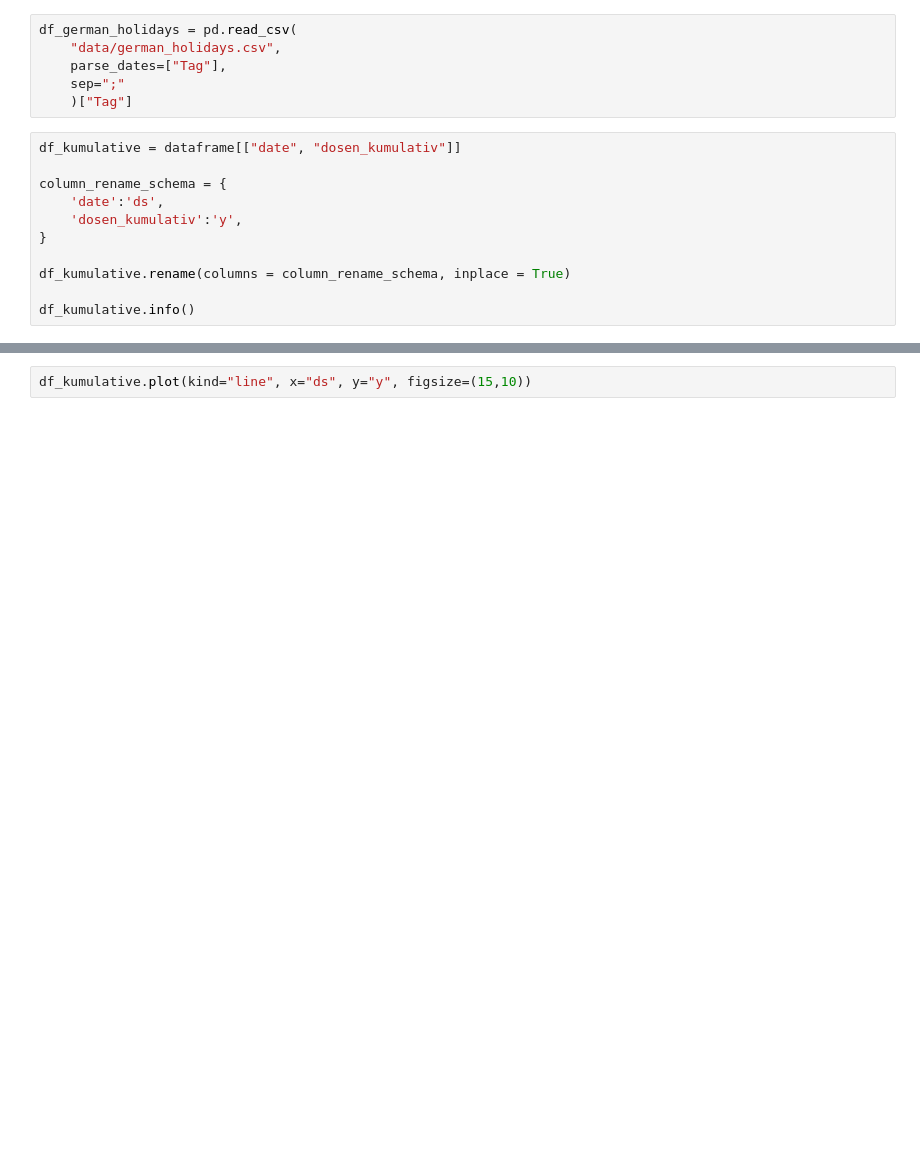
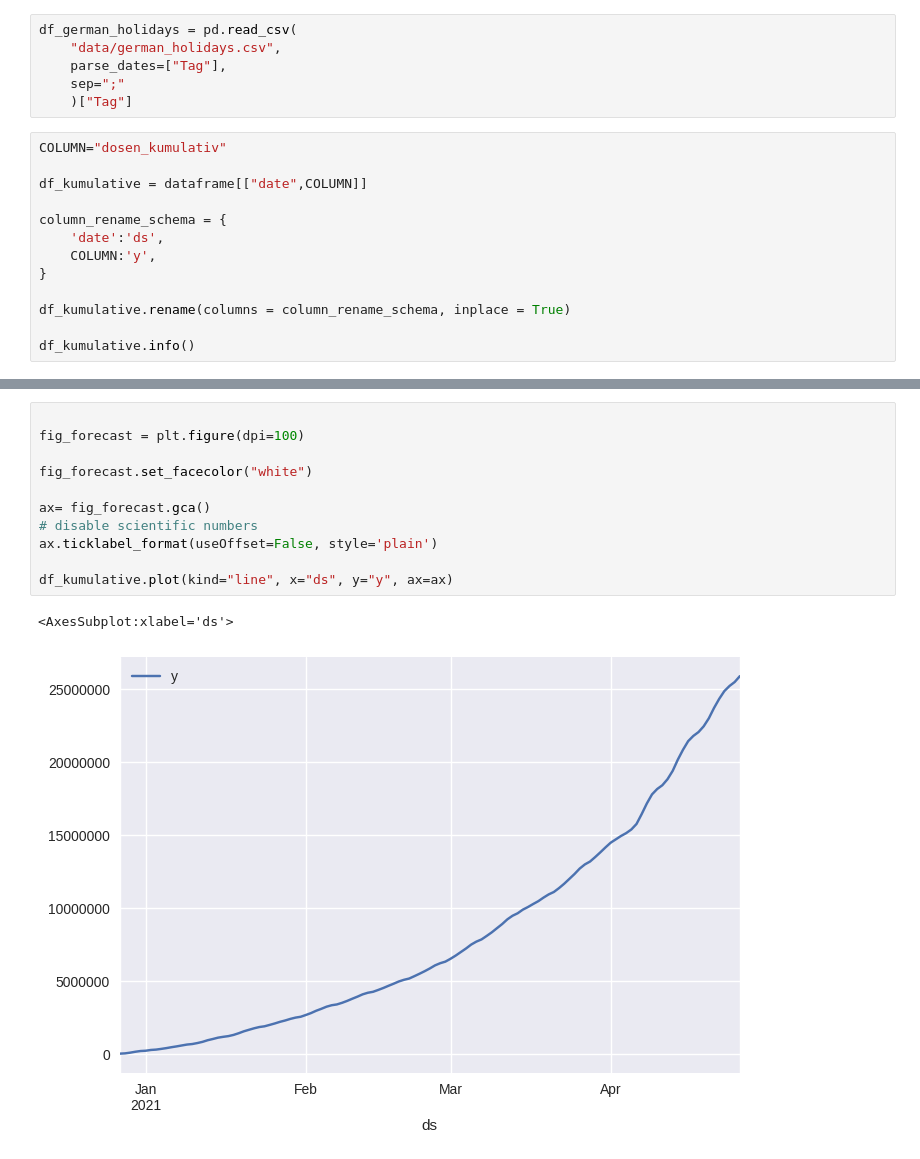
Before and after one commit to codedrift/python-ai-ml, a Jupyter notebook: jupyter/covid19_germany_vaccinations.ipynb, the cells around one changed output, grey strips where cells are left out. Cells and saved outputs as stored; diff of their text form; blank space fills up the shorter version.

Commit message:
✨ german vaccination forecast

```diff
--- a/jupyter/covid19_germany_vaccinations.ipynb
+++ b/jupyter/covid19_germany_vaccinations.ipynb
@@ -44,11 +51,13 @@ df_german_holidays = pd.read_csv(
     sep=";"
     )["Tag"]
 # %%
-df_kumulative = dataframe[["date", "dosen_kumulativ"]]
+COLUMN="dosen_kumulativ"
+
+df_kumulative = dataframe[["date",COLUMN]]
 
 column_rename_schema = {
     'date':'ds',
-    'dosen_kumulativ':'y',
+    COLUMN:'y',
 }
 
 df_kumulative.rename(columns = column_rename_schema, inplace = True)
@@ -57,5 +80,17 @@ df_kumulative.info()
-# %%
-df_kumulative.plot(kind="line", x="ds", y="y", figsize=(15,10))
+# %%
+
+fig_forecast = plt.figure(dpi=100)
+
+fig_forecast.set_facecolor("white")
+
+ax= fig_forecast.gca()
+# disable scientific numbers
+ax.ticklabel_format(useOffset=False, style='plain')
+
+df_kumulative.plot(kind="line", x="ds", y="y", ax=ax)
+# %% [output]
+<AxesSubplot:xlabel='ds'>
+[figure, added]
 # %%
 holidays = pd.DataFrame({
   'holiday': 'Deutscher Feiertag',
```
Also changed, not shown: parts of 6 cells of this notebook, 2 other files.
